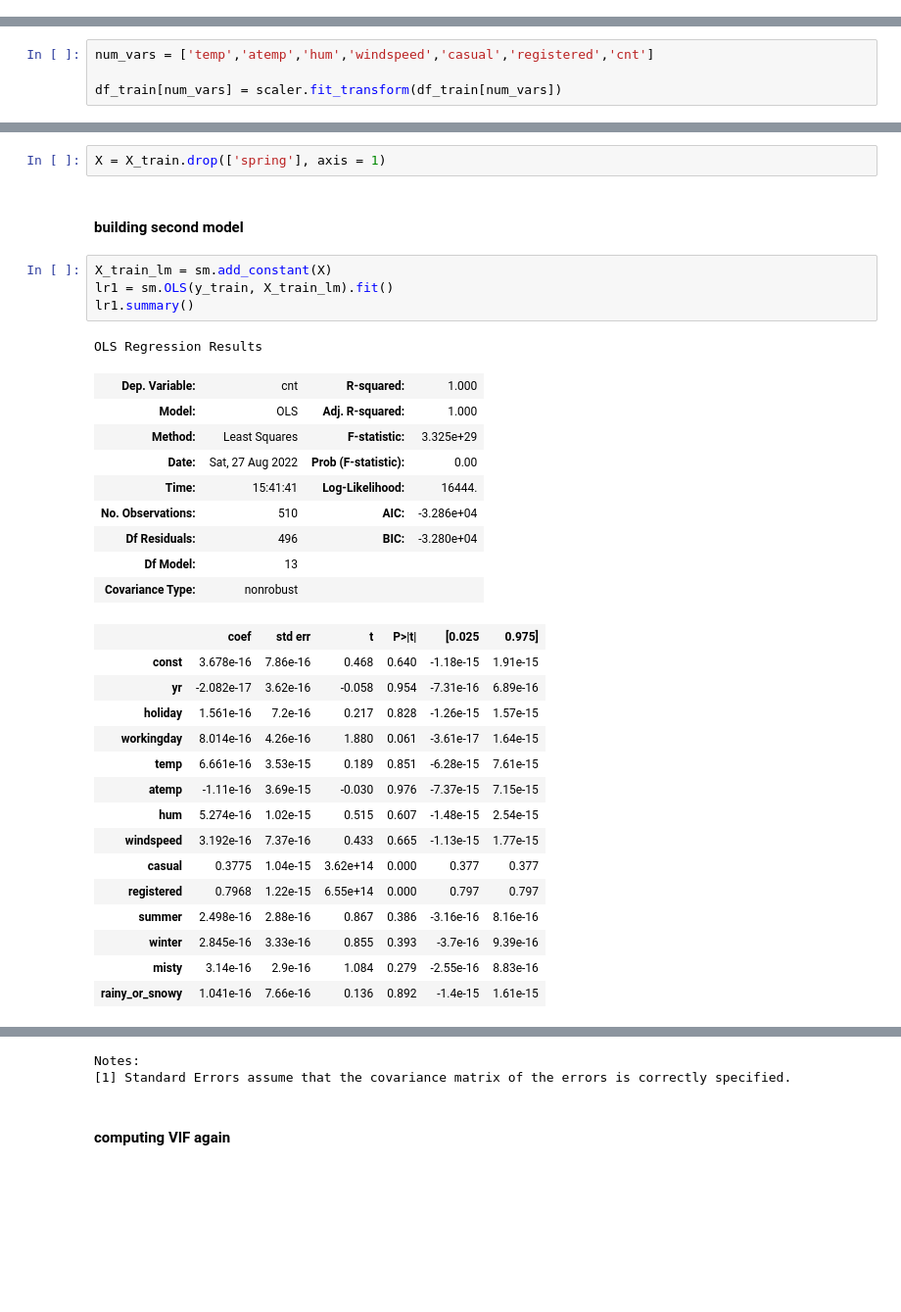
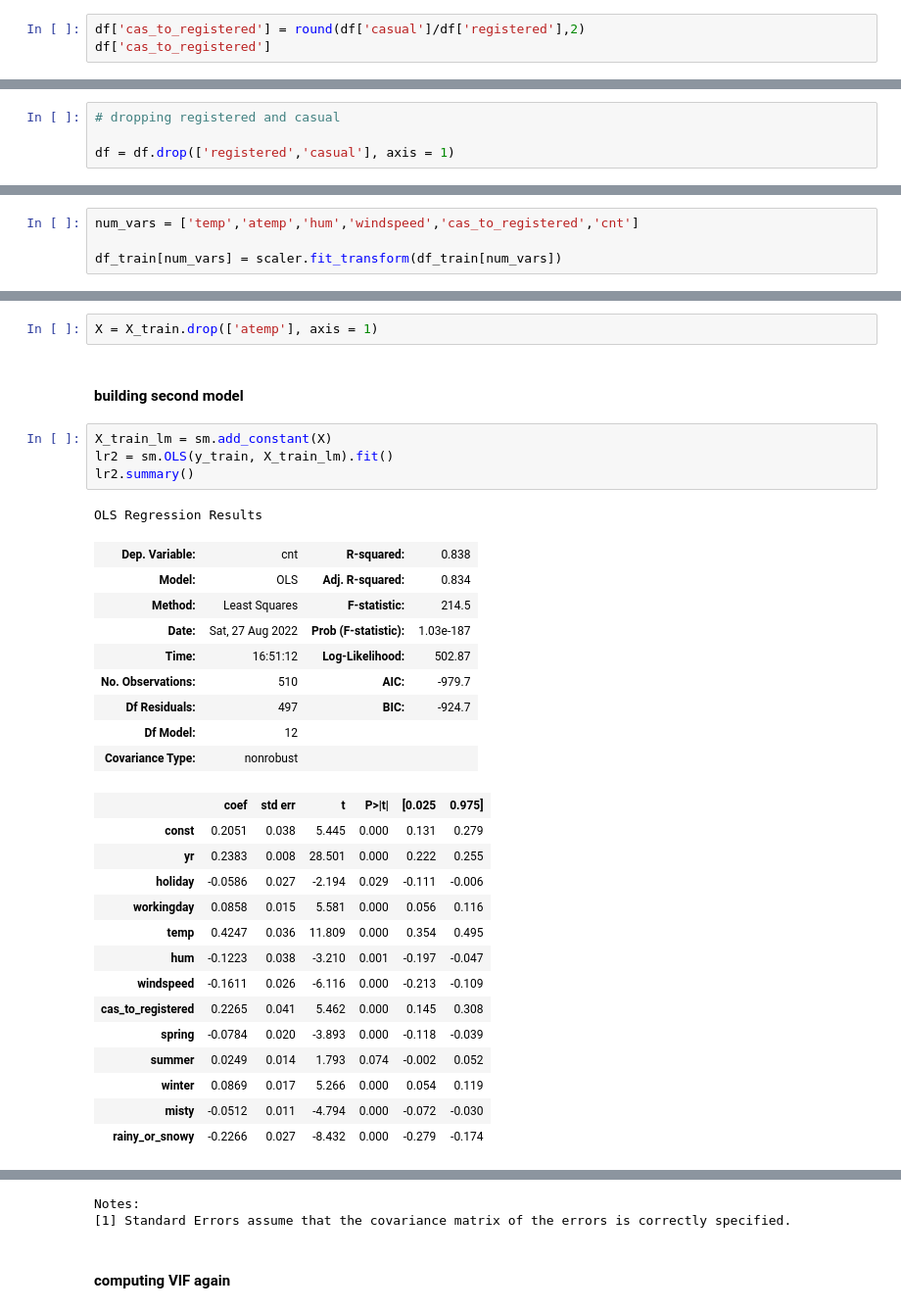
Before and after one commit to zuhu2195/BikeSharingCaseStudy, a Jupyter notebook: Mohammed_Zuhaib.ipynb, the cells around one changed output, grey strips where cells are left out. Shown at 98% size. Cells and saved outputs as stored; diff of their text form; blank space fills up the shorter version.

```diff
--- a/Mohammed_Zuhaib.ipynb
+++ b/Mohammed_Zuhaib.ipynb
@@ -286,0 +289,3 @@ df = df.drop(['season','weathersit','mnth','weekday'], axis = 1)
+# %%
+df['cas_to_registered'] = round(df['casual']/df['registered'],2)
+df['cas_to_registered']
@@ -287,3 +305,7 @@ df = df.drop(['season','weathersit','mnth','weekday'], axis = 1)
+# %%
+# dropping registered and casual
+
+df = df.drop(['registered','casual'], axis = 1)
 # %%
 df.head()
 # %% [output]
@@ -357,7 +379,7 @@ scaler = MinMaxScaler()
 # %% [markdown]
 #### apply the scaler to all the numeric columns
 # %%
-num_vars = ['temp','atemp','hum','windspeed','casual','registered','cnt']
+num_vars = ['temp','atemp','hum','windspeed','cas_to_registered','cnt']
 
 df_train[num_vars] = scaler.fit_transform(df_train[num_vars])
 # %%
@@ -480,34 +500,33 @@ vif
 # %%
-X = X_train.drop(['spring'], axis = 1)
+X = X_train.drop(['atemp'], axis = 1)
 # %% [markdown]
 #### building second model
 # %%
 X_train_lm = sm.add_constant(X)
-lr1 = sm.OLS(y_train, X_train_lm).fit()
-lr1.summary()
+lr2 = sm.OLS(y_train, X_train_lm).fit()
+lr2.summary()
 # %% [output]
 OLS Regression Results
-| Dep. Variable: | cnt | R-squared: | 1.000 |
-| Model: | OLS | Adj. R-squared: | 1.000 |
-| Method: | Least Squares | F-statistic: | 3.325e+29 |
-| Date: | Sat, 27 Aug 2022 | Prob (F-statistic): | 0.00 |
-| Time: | 15:41:41 | Log-Likelihood: | 16444. |
-| No. Observations: | 510 | AIC: | -3.286e+04 |
-| Df Residuals: | 496 | BIC: | -3.280e+04 |
-| Df Model: | 13 |  |  |
+| Dep. Variable: | cnt | R-squared: | 0.838 |
+| Model: | OLS | Adj. R-squared: | 0.834 |
+| Method: | Least Squares | F-statistic: | 214.5 |
+| Date: | Sat, 27 Aug 2022 | Prob (F-statistic): | 1.03e-187 |
+| Time: | 16:51:12 | Log-Likelihood: | 502.87 |
+| No. Observations: | 510 | AIC: | -979.7 |
+| Df Residuals: | 497 | BIC: | -924.7 |
+| Df Model: | 12 |  |  |
 | Covariance Type: | nonrobust |  |  |
 |  | coef | std err | t | P>|t| | [0.025 | 0.975] |
-| const | 3.678e-16 | 7.86e-16 | 0.468 | 0.640 | -1.18e-15 | 1.91e-15 |
-| yr | -2.082e-17 | 3.62e-16 | -0.058 | 0.954 | -7.31e-16 | 6.89e-16 |
-| holiday | 1.561e-16 | 7.2e-16 | 0.217 | 0.828 | -1.26e-15 | 1.57e-15 |
-| workingday | 8.014e-16 | 4.26e-16 | 1.880 | 0.061 | -3.61e-17 | 1.64e-15 |
-| temp | 6.661e-16 | 3.53e-15 | 0.189 | 0.851 | -6.28e-15 | 7.61e-15 |
-| atemp | -1.11e-16 | 3.69e-15 | -0.030 | 0.976 | -7.37e-15 | 7.15e-15 |
-| hum | 5.274e-16 | 1.02e-15 | 0.515 | 0.607 | -1.48e-15 | 2.54e-15 |
-| windspeed | 3.192e-16 | 7.37e-16 | 0.433 | 0.665 | -1.13e-15 | 1.77e-15 |
-| casual | 0.3775 | 1.04e-15 | 3.62e+14 | 0.000 | 0.377 | 0.377 |
-| registered | 0.7968 | 1.22e-15 | 6.55e+14 | 0.000 | 0.797 | 0.797 |
-| summer | 2.498e-16 | 2.88e-16 | 0.867 | 0.386 | -3.16e-16 | 8.16e-16 |
-| winter | 2.845e-16 | 3.33e-16 | 0.855 | 0.393 | -3.7e-16 | 9.39e-16 |
-| misty | 3.14e-16 | 2.9e-16 | 1.084 | 0.279 | -2.55e-16 | 8.83e-16 |
-| rainy_or_snowy | 1.041e-16 | 7.66e-16 | 0.136 | 0.892 | -1.4e-15 | 1.61e-15 |
+| const | 0.2051 | 0.038 | 5.445 | 0.000 | 0.131 | 0.279 |
+| yr | 0.2383 | 0.008 | 28.501 | 0.000 | 0.222 | 0.255 |
+| holiday | -0.0586 | 0.027 | -2.194 | 0.029 | -0.111 | -0.006 |
+| workingday | 0.0858 | 0.015 | 5.581 | 0.000 | 0.056 | 0.116 |
+| temp | 0.4247 | 0.036 | 11.809 | 0.000 | 0.354 | 0.495 |
+| hum | -0.1223 | 0.038 | -3.210 | 0.001 | -0.197 | -0.047 |
+| windspeed | -0.1611 | 0.026 | -6.116 | 0.000 | -0.213 | -0.109 |
+| cas_to_registered | 0.2265 | 0.041 | 5.462 | 0.000 | 0.145 | 0.308 |
+| spring | -0.0784 | 0.020 | -3.893 | 0.000 | -0.118 | -0.039 |
+| summer | 0.0249 | 0.014 | 1.793 | 0.074 | -0.002 | 0.052 |
+| winter | 0.0869 | 0.017 | 5.266 | 0.000 | 0.054 | 0.119 |
+| misty | -0.0512 | 0.011 | -4.794 | 0.000 | -0.072 | -0.030 |
+| rainy_or_snowy | -0.2266 | 0.027 | -8.432 | 0.000 | -0.279 | -0.174 |
```
Also changed, not shown: parts of 141 cells of this notebook.
